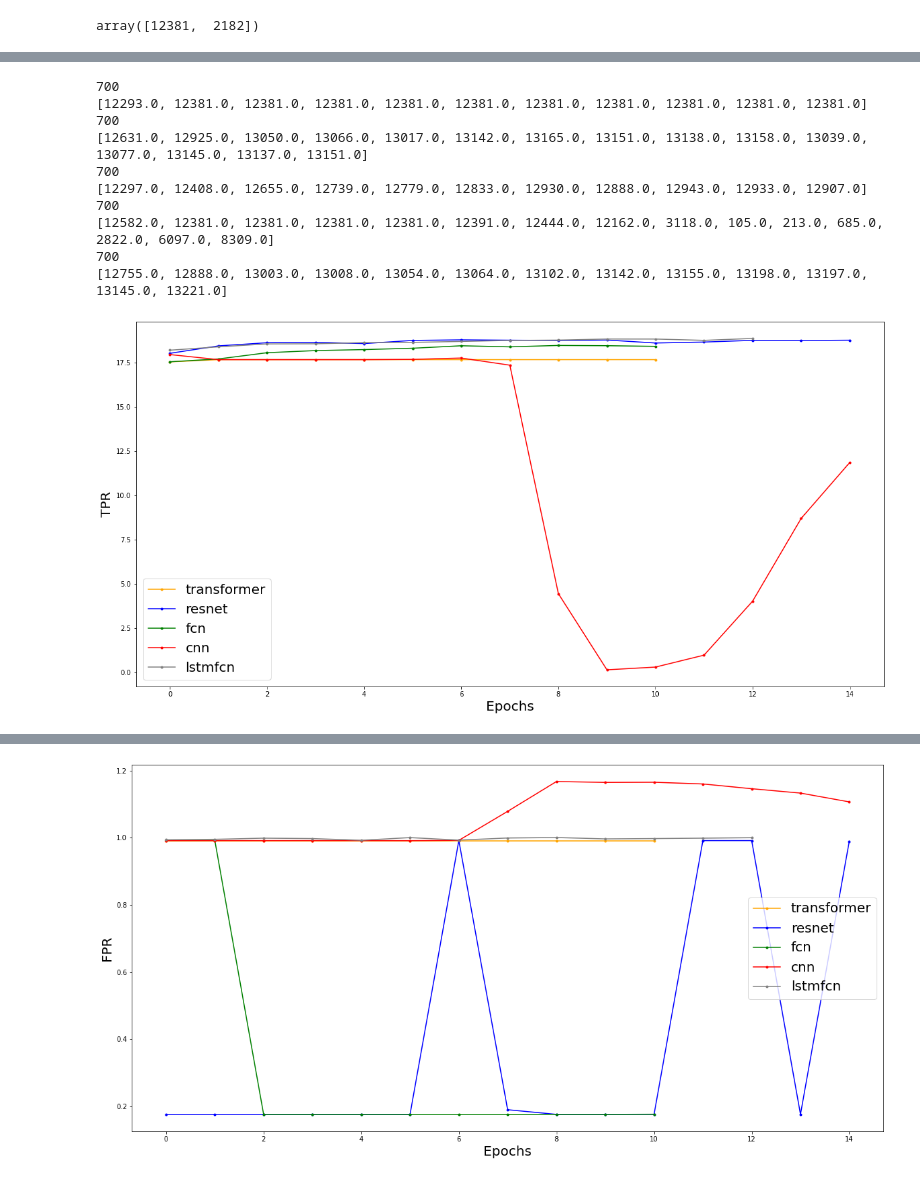
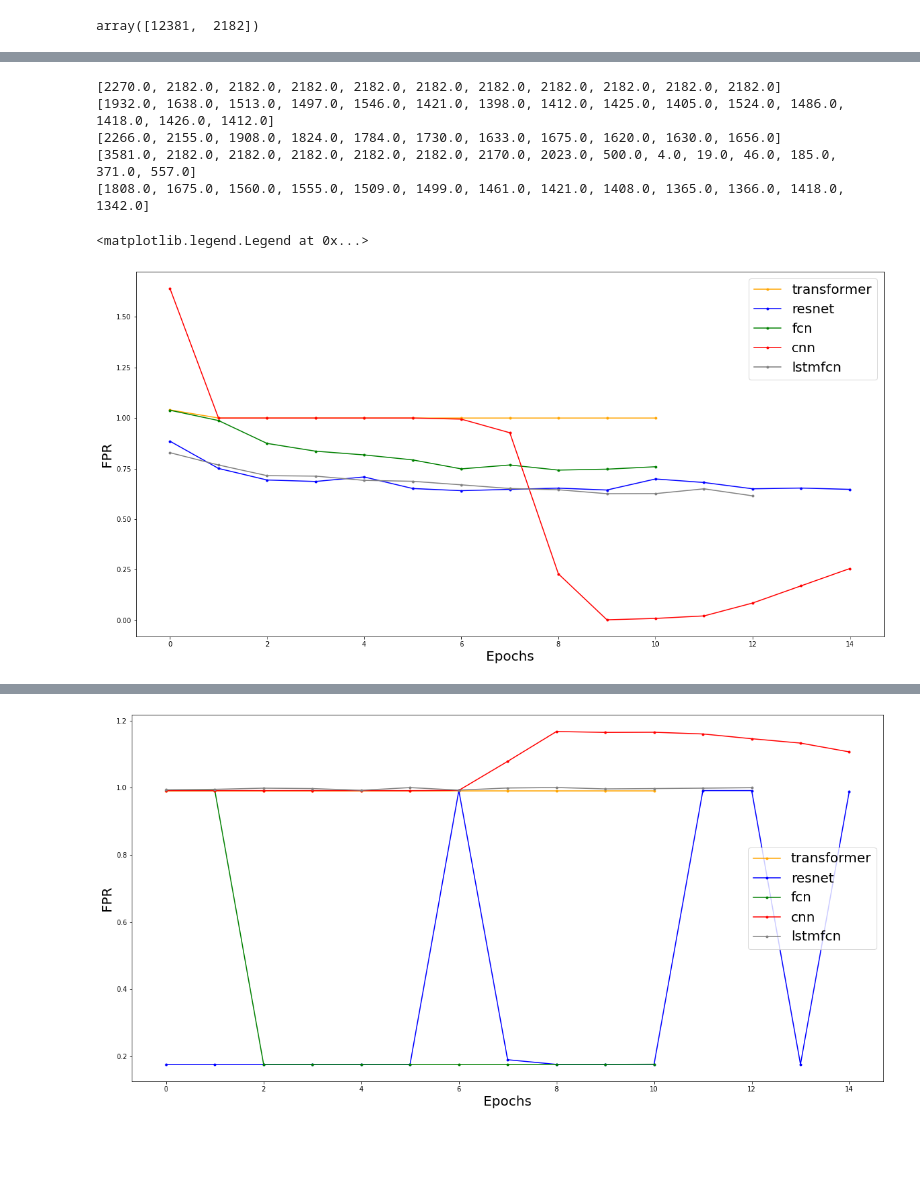
Before and after one commit to vmm221313/Energy_Theft, a Jupyter notebook: final_plots.ipynb, the cells around one changed output, grey strips where cells are left out. Saved outputs shown, nothing was run; the diff lists cells and outputs as text; code cells hidden in the pictures; blank space fills up the shorter version.

Commit message:
Updated final plots for model comparison

```diff
--- a/final_plots.ipynb
+++ b/final_plots.ipynb
@@ -55,7 +122,8 @@ plt.close()
 plt.figure(figsize=(20, 10))
 for i, model in enumerate(train_hist):
     lr_fpr, lr_tpr, _ = roc_curve(train_hist[model]['y_true'], train_hist[model]['y_prob_true'])
-    plt.plot(lr_fpr, lr_tpr, color=colors[i], marker='.', label=model)
+    auc = roc_auc_score(train_hist[model]['y_true'], train_hist[model]['y_prob_true'])
+    plt.plot(lr_fpr, lr_tpr, color=colors[i], marker='.', label=model+' AUC = {:.2f}'.format(auc))
 
 plt.legend(fontsize=20)
 plt.xlabel('False Positive Rate', fontsize=20)
@@ -146,5 +242,16 @@ counts
 # %% [output]
 array([12381,  2182])
 # %%
-true_pos_train = counts[0]
-true_neg_train = counts[1]
+total_pos_train = counts[0]
+total_neg_train = counts[1]
+# %%
+metric = 'true_positives'
+plt.figure(figsize=(20, 10))
+for i, model in enumerate(train_hist):
+    plt.plot(train_hist[model]['history'][metric][:15]/total_pos_train, color=colors[i], marker='.', label=model)
+plt.xlabel('Epochs', fontsize=20)
+plt.ylabel('TPR', fontsize=20)
+plt.legend(fontsize=20)
+#plt.show()
+#plt.savefig('results/{}.png'.format(metric))
+#plt.close()
@@ -151,28 +261,31 @@ true_neg_train = counts[1]
+# %%
+metric = 'val_true_positives'
+plt.figure(figsize=(20, 10))
+for i, model in enumerate(train_hist):
+    plt.plot(train_hist[model]['history'][metric][:15]/true_pos_val, color=colors[i], marker='.', label=model)
+plt.xlabel('Epochs', fontsize=20)
+plt.ylabel('TPR', fontsize=20)
+plt.legend(fontsize=20)
+#plt.show()
+plt.savefig('results/{}.png'.format(metric))
+plt.close()
 # %%
-metric = 'true_positives'
+metric = 'false_positives'
 plt.figure(figsize=(20, 10))
 for i, model in enumerate(train_hist):
-    _, counts = np.unique(train_hist[model]['y_true'], return_counts=True)
-    total_pos = counts[1]
-    print(total_pos)
     print(train_hist[model]['history'][metric][:15])
-
-    plt.plot(train_hist[model]['history'][metric][:15]/total_pos, color=colors[i], marker='.', label=model)
+    plt.plot(train_hist[model]['history'][metric][:15]/true_neg_train, color=colors[i], marker='.', label=model)
 plt.xlabel('Epochs', fontsize=20)
-plt.ylabel('TPR', fontsize=20)
+plt.ylabel('FPR', fontsize=20)
 plt.legend(fontsize=20)
-plt.show()
+#plt.show()
 #plt.savefig('results/{}.png'.format(metric))
 #plt.close()
 # %% [output]
-700
-[12293.0, 12381.0, 12381.0, 12381.0, 12381.0, 12381.0, 12381.0, 12381.0, 12381.0, 12381.0, 12381.0]
-700
-[12631.0, 12925.0, 13050.0, 13066.0, 13017.0, 13142.0, 13165.0, 13151.0, 13138.0, 13158.0, 13039.0, 13077.0, 13145.0, 13137.0, 13151.0]
-700
-[12297.0, 12408.0, 12655.0, 12739.0, 12779.0, 12833.0, 12930.0, 12888.0, 12943.0, 12933.0, 12907.0]
-700
-[12582.0, 12381.0, 12381.0, 12381.0, 12381.0, 12391.0, 12444.0, 12162.0, 3118.0, 105.0, 213.0, 685.0, 2822.0, 6097.0, 8309.0]
-700
-[12755.0, 12888.0, 13003.0, 13008.0, 13054.0, 13064.0, 13102.0, 13142.0, 13155.0, 13198.0, 13197.0, 13145.0, 13221.0]
+[2270.0, 2182.0, 2182.0, 2182.0, 2182.0, 2182.0, 2182.0, 2182.0, 2182.0, 2182.0, 2182.0]
+[1932.0, 1638.0, 1513.0, 1497.0, 1546.0, 1421.0, 1398.0, 1412.0, 1425.0, 1405.0, 1524.0, 1486.0, 1418.0, 1426.0, 1412.0]
+[2266.0, 2155.0, 1908.0, 1824.0, 1784.0, 1730.0, 1633.0, 1675.0, 1620.0, 1630.0, 1656.0]
+[3581.0, 2182.0, 2182.0, 2182.0, 2182.0, 2182.0, 2170.0, 2023.0, 500.0, 4.0, 19.0, 46.0, 185.0, 371.0, 557.0]
+[1808.0, 1675.0, 1560.0, 1555.0, 1509.0, 1499.0, 1461.0, 1421.0, 1408.0, 1365.0, 1366.0, 1418.0, 1342.0]
+<matplotlib.legend.Legend at 0x...>
-[figure, old version]
+[figure, new version]
```
Also changed, not shown: parts of 17 cells of this notebook, 2 other files.
